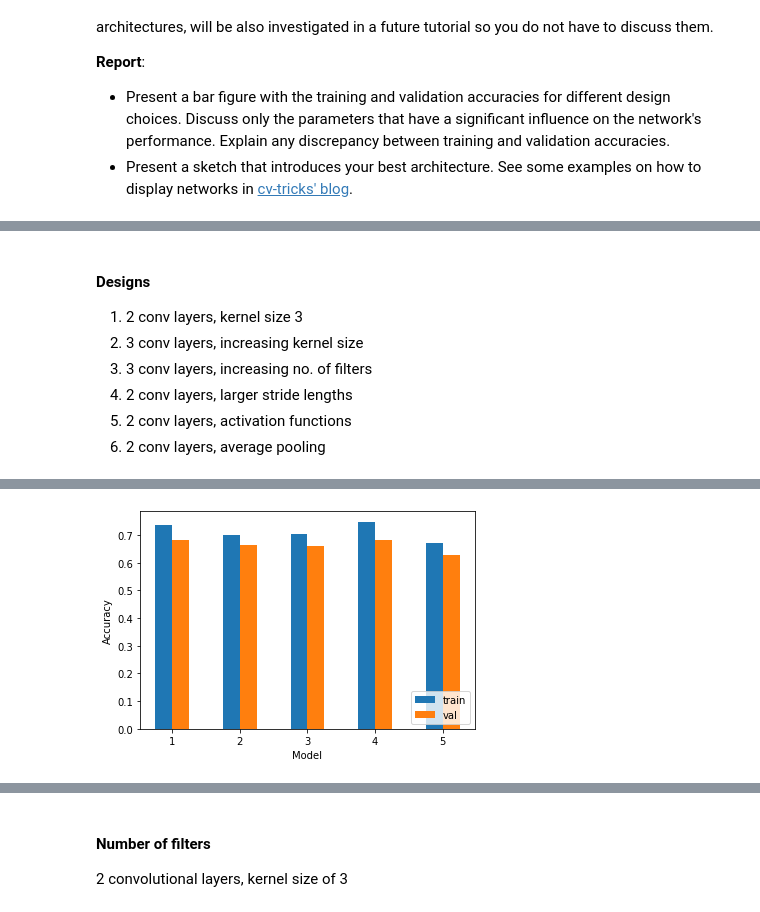
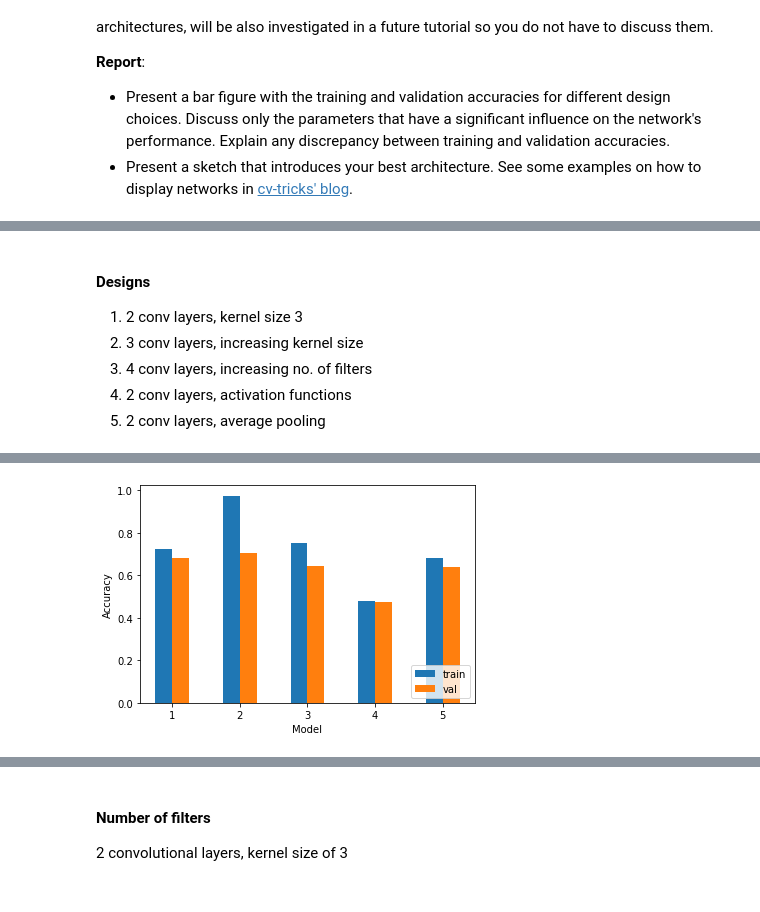
Before and after one commit to rachung2510/deep-learning-course, a Jupyter notebook: 02_CNN_Introduction.ipynb, the cells around one changed output, grey strips where cells are left out. Saved outputs shown, nothing was run; the diff lists cells and outputs as text; code cells hidden in the pictures.

```diff
--- a/02_CNN_Introduction.ipynb
+++ b/02_CNN_Introduction.ipynb
@@ -615,8 +615,7 @@ Total number of validation samples: 10000
 #### Designs
 1. 2 conv layers, kernel size 3
 2. 3 conv layers, increasing kernel size
-3. 3 conv layers, increasing no. of filters
-3. 2 conv layers, larger stride lengths
+3. 4 conv layers, increasing no. of filters
 4. 2 conv layers, activation functions
 5. 2 conv layers, average pooling
 # %%
@@ -625,7 +624,7 @@ accuracies = {
     'val': []
 }
 
-# Model 1: 2 conv layers, kernel size 3
+# Model 1: simple
 m1 = Sequential()
 m1.add(Conv2D(32, (3,3), padding='same', input_shape=x_train.shape[1:]))
 m1.add(Activation('relu'))
@@ -635,55 +634,53 @@ m1.add(Activation('relu'))
 m1.add(MaxPooling2D(pool_size=(2,2)))
 m1.add(Flatten())
 m1.add(Dense(128, activation ='relu'))
-m1.add(Dense(10))
-m1.add(Activation('softmax'))
+m1.add(Dense(10, activation = 'softmax'))
 
-# Model 2: 3 conv layers, increasing kernel size
+# Model 2: more conv layers
 m2 = Sequential()
-m2.add(Conv2D(32, (3,3), padding='same', input_shape=x_train.shape[1:]))
-m2.add(Activation('relu'))
-m2.add(MaxPooling2D(pool_size=(2,2)))
-m2.add(Conv2D(32, (3,3), padding='same'))
+m2.add(Conv2D(16, (7,7), padding='same', input_shape=x_train.shape[1:]))
 m2.add(Activation('relu'))
 m2.add(MaxPooling2D(pool_size=(2,2)))
 m2.add(Conv2D(32, (5,5), padding='same'))
 m2.add(Activation('relu'))
+m2.add(Conv2D(128, (3,3), padding='same'))
+m2.add(Activation('relu'))
 m2.add(MaxPooling2D(pool_size=(2,2)))
+m2.add(Conv2D(256, (3,3), padding='same'))
+m2.add(Activation('relu'))
 m2.add(Flatten())
 m2.add(Dense(128, activation ='relu'))
-m2.add(Dense(10))
-m2.add(Activation('softmax'))
+m2.add(Dense(10, activation = 'softmax'))
 
-# Model 3: 3 conv layers, increasing # of filters
+# Model 3: varying strides
 m3 = Sequential()
-m3.add(Conv2D(16, (3,3), padding='same', input_shape=x_train.shape[1:]))
+m3.add(Conv2D(16, (7,7), strides=(2,2), padding='same', input_shape=x_train.shape[1:]))
 m3.add(Activation('relu'))
 m3.add(MaxPooling2D(pool_size=(2,2)))
-m3.add(Conv2D(32, (3,3), padding='same'))
+m3.add(Conv2D(32, (5,5), strides=(2,2), padding='same'))
+m3.add(Activation('relu'))
+m3.add(Conv2D(128, (3,3), strides=(1,1), padding='same'))
 m3.add(Activation('relu'))
 m3.add(MaxPooling2D(pool_size=(2,2)))
-m3.add(Conv2D(64, (3,3), padding='same'))
+m3.add(Conv2D(256, (3,3), strides=(1,1), padding='same'))
 m3.add(Activation('relu'))
-m3.add(MaxPooling2D(pool_size=(2,2)))
 m3.add(Flatten())
 m3.add(Dense(128, activation ='relu'))
-m3.add(Dense(10))
-m3.add(Activation('softmax'))
+m3.add(Dense(10, activation = 'softmax'))
 
-# Model 4: 2 conv layers, tanh
+# Model 4: sigmoid activation
 m4 = Sequential()
 m4.add(Conv2D(32, (3,3), padding='same', input_shape=x_train.shape[1:]))
-m4.add(Activation('tanh'))
+m4.add(Activation('sigmoid'))
 m4.add(MaxPooling2D(pool_size=(2,2)))
 m4.add(Conv2D(32, (3,3), padding='same'))
-m4.add(Activation('tanh'))
+m4.add(Activation('sigmoid'))
 m4.add(MaxPooling2D(pool_size=(2,2)))
 m4.add(Flatten())
-m4.add(Dense(128, activation ='tanh'))
-m4.add(Dense(10))
-m4.add(Activation('softmax'))
+m4.add(Dense(128, activation ='sigmoid'))
+m4.add(Dense(10, activation = 'softmax'))
 
-# Model 5: 2 conv layers, average pooling
+# Model 5: average pooling
 m5 = Sequential()
 m5.add(Conv2D(32, (3,3), padding='same', input_shape=x_train.shape[1:]))
 m5.add(Activation('relu'))
@@ -693,14 +690,13 @@ m5.add(Activation('relu'))
 m5.add(AveragePooling2D(pool_size=(2,2)))
 m5.add(Flatten())
 m5.add(Dense(128, activation ='relu'))
-m5.add(Dense(10))
-m5.add(Activation('softmax'))
+m5.add(Dense(10, activation = 'softmax'))
 
-evaluate_model_classification(m1, accuracies, "1: 2 conv layers, kernel size 3")
-evaluate_model_classification(m2, accuracies, "2: 3 conv layers, increasing kernel size")
-evaluate_model_classification(m3, accuracies, "3: 3 conv layers, increasing # filters")
-evaluate_model_classification(m4, accuracies, "4: 2 conv layers, tanh activation")
-evaluate_model_classification(m5, accuracies, "5: 2 conv layers, average pooling")
+evaluate_model_classification(m1, accuracies, "1: default")
+evaluate_model_classification(m2, accuracies, "2: more conv layers")
+evaluate_model_classification(m3, accuracies, "3: varying strides")
+evaluate_model_classification(m4, accuracies, "4: sigmoid activation")
+evaluate_model_classification(m5, accuracies, "5: average pooling")
 
 bar_plot(accuracies['train'], accuracies ['val'],
          xlabel = "Model",
@@ -726 +722 @@ Validation accuracy:     0.6266000270843506
-[figure, old version]
+[figure, new version]
```
Also changed, not shown: parts of 3 cells of this notebook, 1 other file.
